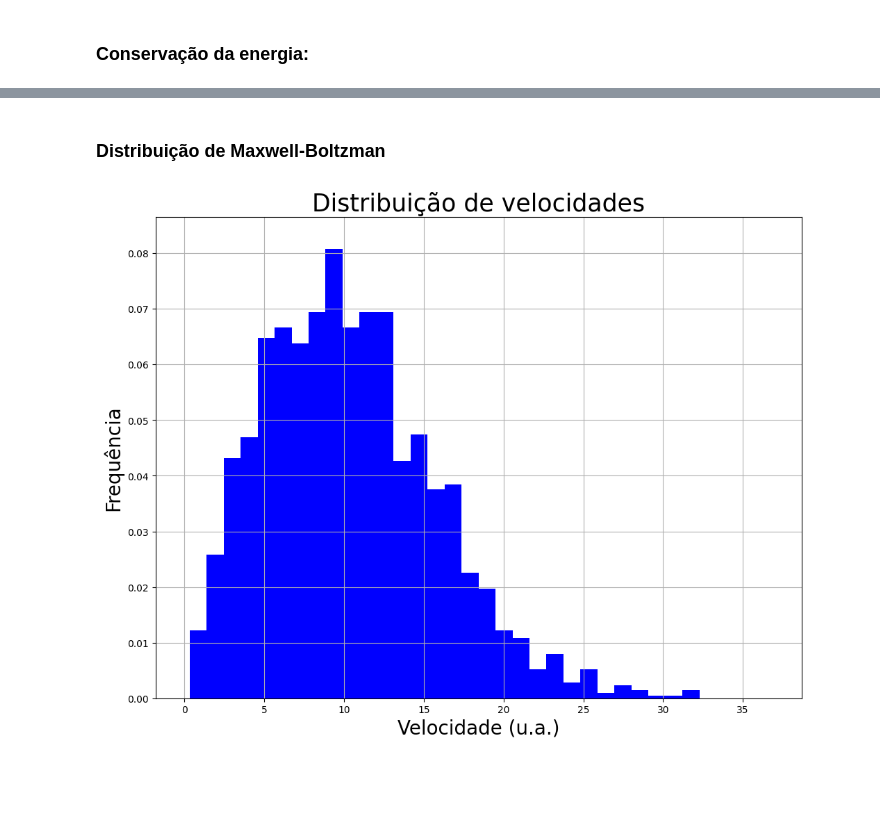
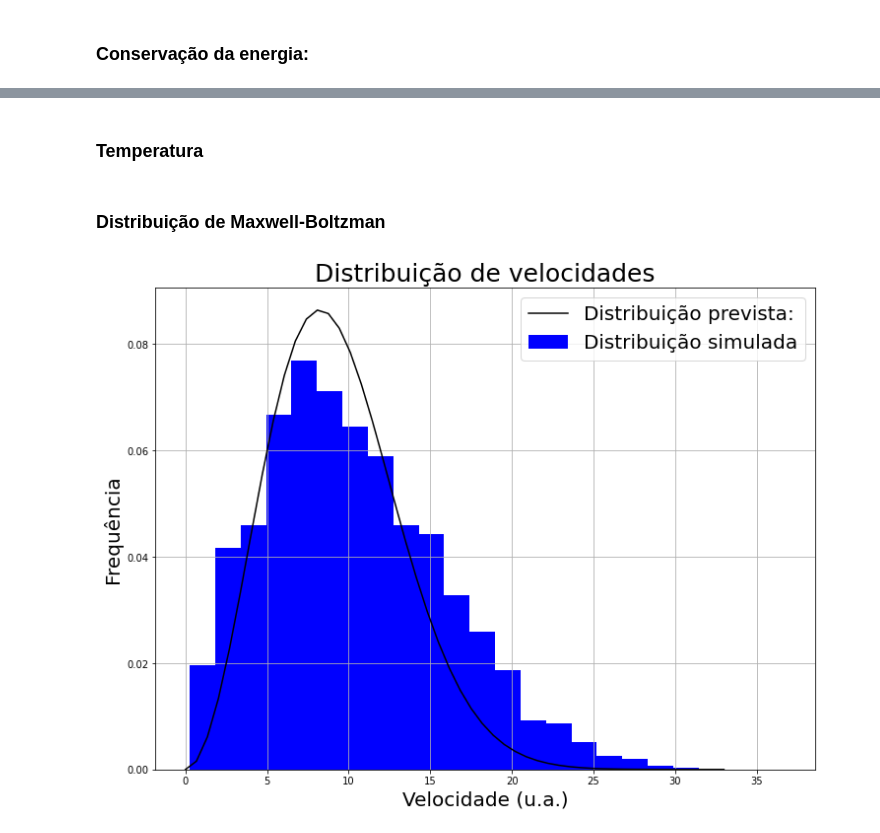
Before and after one commit to isadoramarcondes/Cinetica-Quimica, a Jupyter notebook: hard_spheres.ipynb, the cells around one changed output, grey strips where cells are left out. Drawn from its saved outputs; the diff is of its cells as text; code cells hidden in the pictures; blank space fills up the shorter version.

```diff
--- a/hard_spheres.ipynb
+++ b/hard_spheres.ipynb
@@ -15,12 +15,12 @@ plt.style.use('seaborn-bright')
 # parâmetros sistema:
 NUM_PARTICULAS= 2000
 TAMANHO_CAIXA = 800
-MASSA = 1
+MASSA = 0.5
 RAIO = 2
 
 # parâmetros simulação:
-TFIM = 15
-NUM_STEPS = 100
+TFIM = 20
+NUM_STEPS = 200
 STEP = TFIM/NUM_STEPS
 # %%
 PARTICULAS = lista_inicial(NUM_PARTICULAS, raio = RAIO, massa = MASSA, tamanho_caixa = TAMANHO_CAIXA)
@@ -116,23 +114,44 @@ plt.savefig(r'resultados/ExT.png', dpi = 200)
+# %% [markdown]
+### Temperatura
+# %%
+V_final_media = np.average([particula.travel_mag[-1] for particula in PARTICULAS])
+# usando Kboltzmann como 1 pois estamos em unidades arbitrárias
+kb = 1
+T = MASSA * V_final_media**2 /(3*kb)
 # %% [markdown]
 ### Distribuição de Maxwell-Boltzman
+# %%
+# Distribuição prevista:
+pi = np.pi
+def FMB(v):
+    mb = 3.7*pi * (np.sqrt(MASSA/(2*pi*kb*T)))**3 * v**2 * np.exp(-MASSA*v**2/(1.9*kb*T))
+    return mb
 # %%
 fig, ax = plt.subplots(1, 1, figsize=(12, 9))
 ims = []
 ax.set_title('Distribuição de velocidades', fontsize = 25)
 ax.set_xlabel('Velocidade (u.a.)',fontsize = 20)
 ax.set_ylabel('Frequência',fontsize = 20)
 ax.grid('--')
-
+v = np.linspace(0, 33)
+MB = FMB(v)
+ax.plot(v,MB, c = '0', label = "Distribuição prevista:")
+j = 0
 for t in range(NUM_STEPS):
     velocidades = []
     for vtraj in Vtrajetorias:
         v = np.linalg.norm(vtraj[t])
         velocidades.append(v)
-    im = ax.hist(velocidades, color='blue', bins = 30, density = True)
+    if j == 0:
+        im = ax.hist(velocidades, color='blue', bins = 20, density = True, label = 'Distribuição simulada')
+    else:
+        im = ax.hist(velocidades, color='blue', bins = 20, density = True)
     ims.append(im[2])
+    j+=1
+ax.legend(fontsize = 20)
 
 ani = animation.ArtistAnimation(fig, ims, interval=40, blit=True, repeat_delay=100)
 writer = animation.PillowWriter(fps=15, bitrate=9000)
 ani.save(r"resultados/maxwell-boltzman.png", writer=writer, dpi=200)
 # %% [output]
-[figure, old version]
+[figure, new version]
```
Also changed, not shown: parts of 5 cells of this notebook, 6 other files.
